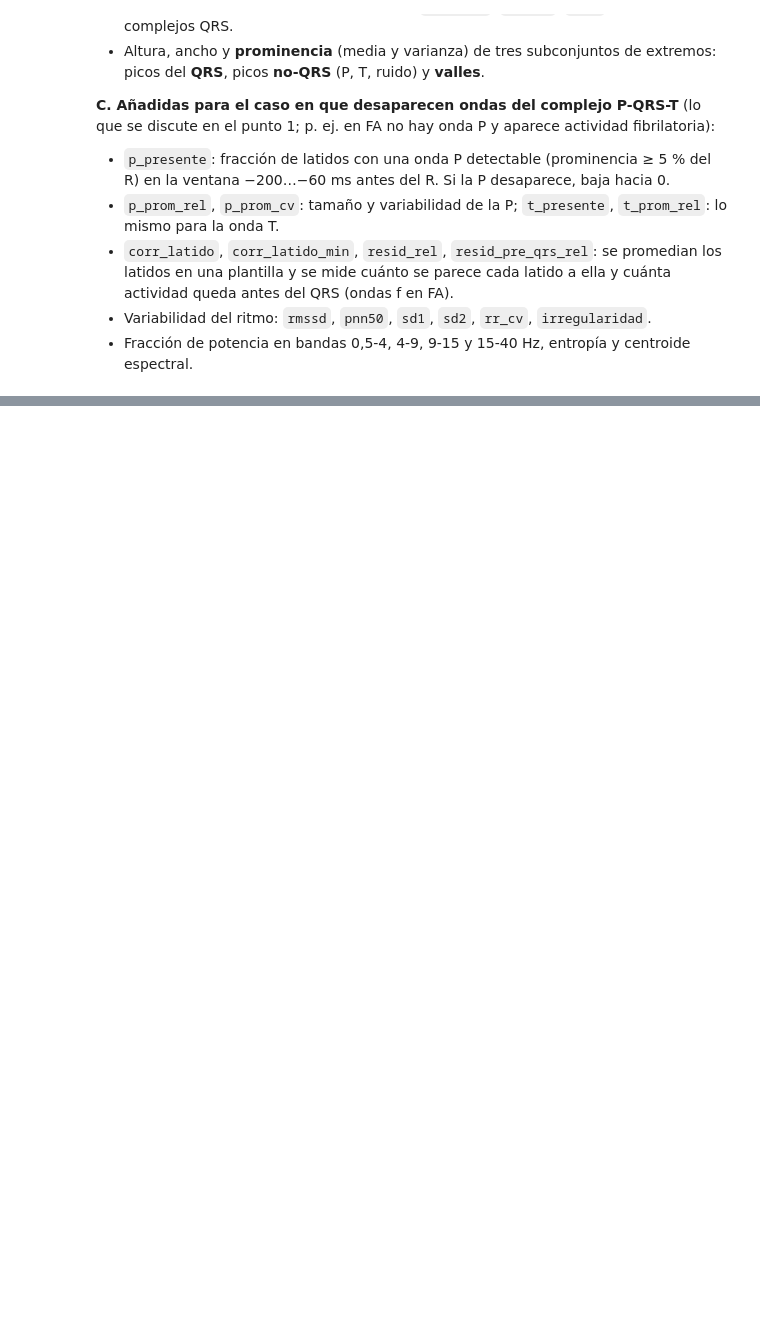
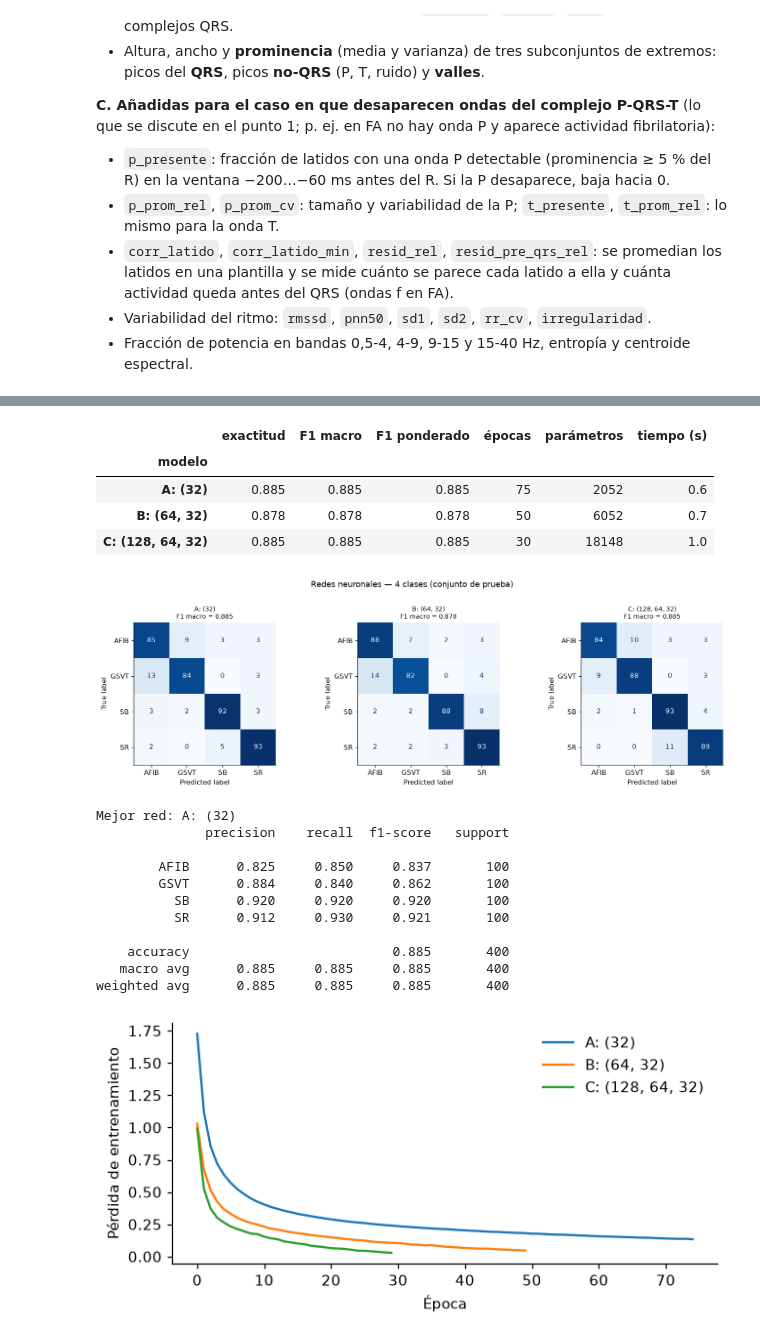
Before and after one commit to Valengaob/Biosenales20262, a Jupyter notebook: P2_ProyectoFinal/ProyectoFinal.ipynb, the cells around one changed output, grey strips where cells are left out. Saved outputs shown, nothing was run; the diff lists cells and outputs as text; code cells hidden in the pictures; blank space fills up the shorter version.

Commit message:
punto 7

```diff
--- a/P2_ProyectoFinal/ProyectoFinal.ipynb
+++ b/P2_ProyectoFinal/ProyectoFinal.ipynb
@@ -666,0 +669,12 @@ def _caracteristicas_lote(lote):
+# %%
+JUSTIFICACION = pd.DataFrame([
+    ("fMP, f0, fc_lpm", "Proyecto 1 / RR", "Separan ritmos lentos (SB), normales (SR) y rápidos (ST, GSVT); en ritmo regular la fMP es armónica de la frecuencia cardíaca"),
+    ("sFSB, sFSB_f0, pct_sFSB", "Proyecto 1", "El acoplamiento de fase entre armónicas se pierde cuando el ritmo es irregular (FA)"),
+    ("rr_media, rr_var, rr_std, rr_cv, rr_min/max/rango, rmssd, pnn50, sd1, sd2, irregularidad, rr_n, n_qrs", "Zheng 2020", "Resumen de la regularidad de los intervalos RR: la FA es 'irregularmente irregular'"),
+    ("*_alt, *_anc, *_prom (qrs / nqrs / valle)", "Zheng 2020", "Forma de los complejos y de las ondas no-QRS: altura, ancho y prominencia; se calculan solo en la derivación II"),
+    ("p_presente, p_prom_rel, p_prom_cv", "Punto 1 (ondas ausentes)", "Mide directamente si existe onda P antes de cada QRS: desaparece en FA"),
+    ("t_presente, t_prom_rel", "Punto 1", "Presencia y tamaño de la onda T"),
+    ("corr_latido(_min), resid_rel, resid_pre_qrs_rel", "Punto 1", "Parecido de cada latido a la plantilla y actividad previa al QRS (ondas f de la FA, P ausente o variable)"),
+    ("pot_* , entropia_espectral, centroide_espectral", "Espectrales", "Reparto de energía: la FA aumenta la potencia en 4-9 Hz y la entropía"),
+], columns=["Características", "Origen", "Por qué ayudan a discriminar"])
+pd.set_option("display.max_colwidth", 140); display(JUSTIFICACION)
@@ -666,0 +815,43 @@ def _caracteristicas_lote(lote):
+# %%
+ARQUITECTURAS = {"A: (32)": (32,), "B: (64, 32)": (64, 32), "C: (128, 64, 32)": (128, 64, 32)}
+
+def entrenar_mlp(Xtr, ytr, Xte, yte, ocultas, seed=SEMILLA):
+    Xb, yb = sobremuestrear(Xtr, ytr, seed)
+    t0 = time.perf_counter()
+    m = MLPClassifier(hidden_layer_sizes=ocultas, activation="relu", solver="adam", alpha=1e-3, batch_size=64,
+                      learning_rate_init=1e-3, max_iter=400, early_stopping=True, validation_fraction=0.15,
+                      n_iter_no_change=20, random_state=seed).fit(Xb, yb)
+    return m, m.predict(Xte), time.perf_counter() - t0
+
+preds_nn, modelos_nn, filas_nn = {}, {}, []
+for nombre, oc in ARQUITECTURAS.items():
+    m, p, dt = entrenar_mlp(Xtr, ytr, Xte, yte, oc)
+    preds_nn[nombre] = p; modelos_nn[nombre] = m
+    filas_nn.append({**evaluar(nombre, yte, p, CLASES), "épocas": m.n_iter_, "parámetros": sum(w.size for w in m.coefs_) + sum(b.size for b in m.intercepts_), "tiempo (s)": round(dt, 1)})
+tabla_nn = pd.DataFrame(filas_nn).set_index("modelo"); display(tabla_nn.round(3))
+graficar_matrices(preds_nn, [str(c) for c in le.classes_], yte, f"Redes neuronales — {len(CLASES)} clases (conjunto de prueba)")
+mejor_nn = tabla_nn["F1 macro"].idxmax(); print("Mejor red:", mejor_nn)
+print(classification_report(yte, preds_nn[mejor_nn], target_names=[str(c) for c in le.classes_], digits=3))
+
+fig, ax = plt.subplots(figsize=(6, 3))
+for n, m in modelos_nn.items(): ax.plot(m.loss_curve_, label=n)
+ax.set_xlabel("Época"); ax.set_ylabel("Pérdida de entrenamiento"); ax.legend(frameon=False); plt.tight_layout(); plt.show()
+# %% [output]
+|  | exactitud | F1 macro | F1 ponderado | épocas | parámetros | tiempo (s) |
+| modelo |  |  |  |  |  |  |
+| A: (32) | 0.885 | 0.885 | 0.885 | 75 | 2052 | 0.6 |
+| B: (64, 32) | 0.878 | 0.878 | 0.878 | 50 | 6052 | 0.7 |
+| C: (128, 64, 32) | 0.885 | 0.885 | 0.885 | 30 | 18148 | 1.0 |
+[figure, added]
+Mejor red: A: (32)
+              precision    recall  f1-score   support
+
+        AFIB      0.825     0.850     0.837       100
+        GSVT      0.884     0.840     0.862       100
+          SB      0.920     0.920     0.920       100
+          SR      0.912     0.930     0.921       100
+
+    accuracy                          0.885       400
+   macro avg      0.885     0.885     0.885       400
+weighted avg      0.885     0.885     0.885       400
+[figure, added]
```
Also changed, not shown: parts of 21 cells of this notebook.
